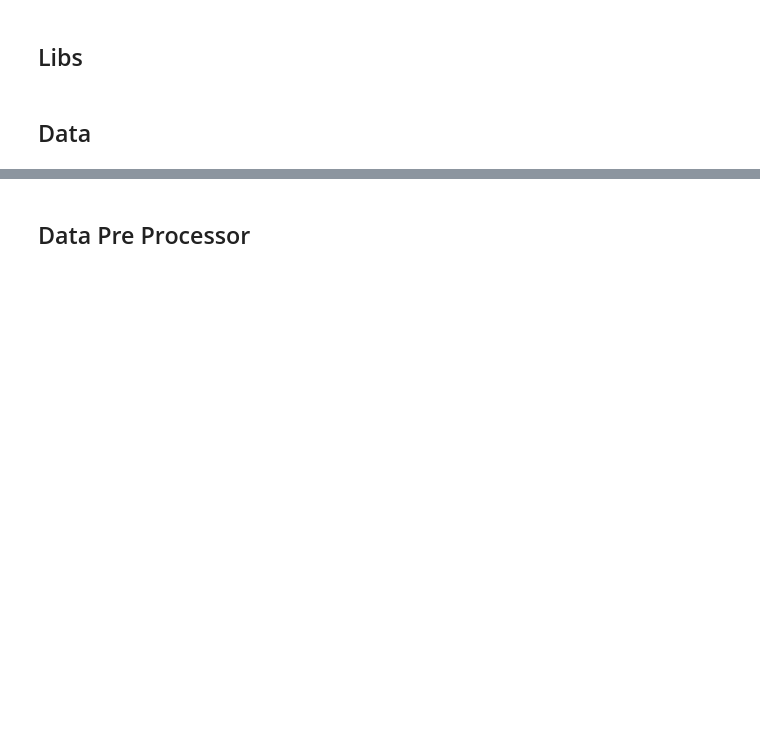
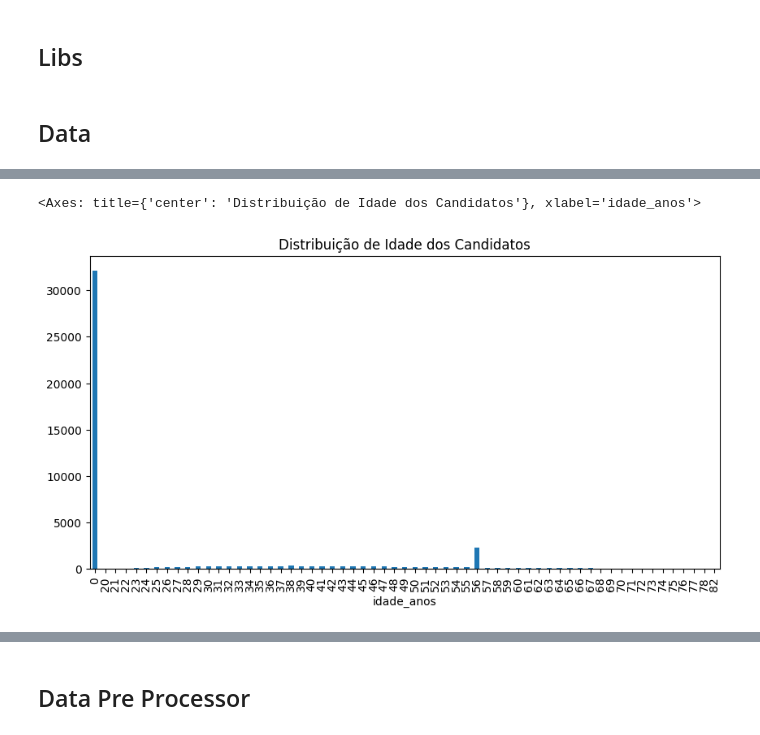
Before and after one commit to Sombra-MLET2/Datathon, a Jupyter notebook: model/train_model.ipynb, the cells around one changed output, grey strips where cells are left out. Drawn from its saved outputs; the diff is of its cells as text; code cells hidden in the pictures; blank space fills up the shorter version.

Commit message:
Inserindo analise de alguns dados dos candidatos

```diff
--- a/model/train_model.ipynb
+++ b/model/train_model.ipynb
@@ -6,0 +48,6 @@
+# %%
+caminho_db = os.path.abspath("../data/sql/applicants.db")
+
+engine = create_engine(f"sqlite:///{caminho_db}")
+inspector = inspect(engine)
+print("Tabelas disponíveis:", inspector.get_table_names())
@@ -6,0 +56,13 @@
+# %%
+query = "SELECT * FROM basic_info"
+df_basic_info = pd.read_sql(query, engine)
+query = "SELECT * FROM cv_content"
+df_cv_content = pd.read_sql(query, engine)
+query = "SELECT * FROM education_languages"
+df_education_languages = pd.read_sql(query, engine)
+query = "SELECT * FROM personal_info"
+df_personal_info = pd.read_sql(query, engine)
+query = "SELECT * FROM professional_experience"
+df_professional_experience = pd.read_sql(query, engine)
+query = "SELECT * FROM professional_info"
+df_professional_info = pd.read_sql(query, engine)
@@ -6,0 +119,19 @@
+# %%
+# Converte a coluna para datetime, com tratamento de erros
+df_personal_info['data_nascimento'] = pd.to_datetime(df_personal_info['data_nascimento'], format='%d/%m/%Y', errors='coerce')
+
+# Calcula a idade apenas para datas válidas
+hoje = pd.to_datetime("today")
+df_personal_info['idade_anos'] = df_personal_info['data_nascimento'].apply(
+    lambda x: hoje.year - x.year if pd.notnull(x) else None
+)
+
+# Preenche valores nulos com 0 e transforma em int
+df_personal_info['idade_anos'] = df_personal_info['idade_anos'].fillna(0).astype(int)
+df_personal_info.loc[(df_personal_info['idade_anos'] > 100) | (df_personal_info['idade_anos'] < 18), 'idade_anos'] = 0
+# %%
+#df_personal_info['idade_anos'].unique()
+df_personal_info['idade_anos'].value_counts().sort_index().plot(kind='bar', figsize=(10, 5), title="Distribuição de Idade dos Candidatos")
+# %% [output]
+<Axes: title={'center': 'Distribuição de Idade dos Candidatos'}, xlabel='idade_anos'>
+[figure, added]
```
Also changed, not shown: parts of 7 cells of this notebook.
